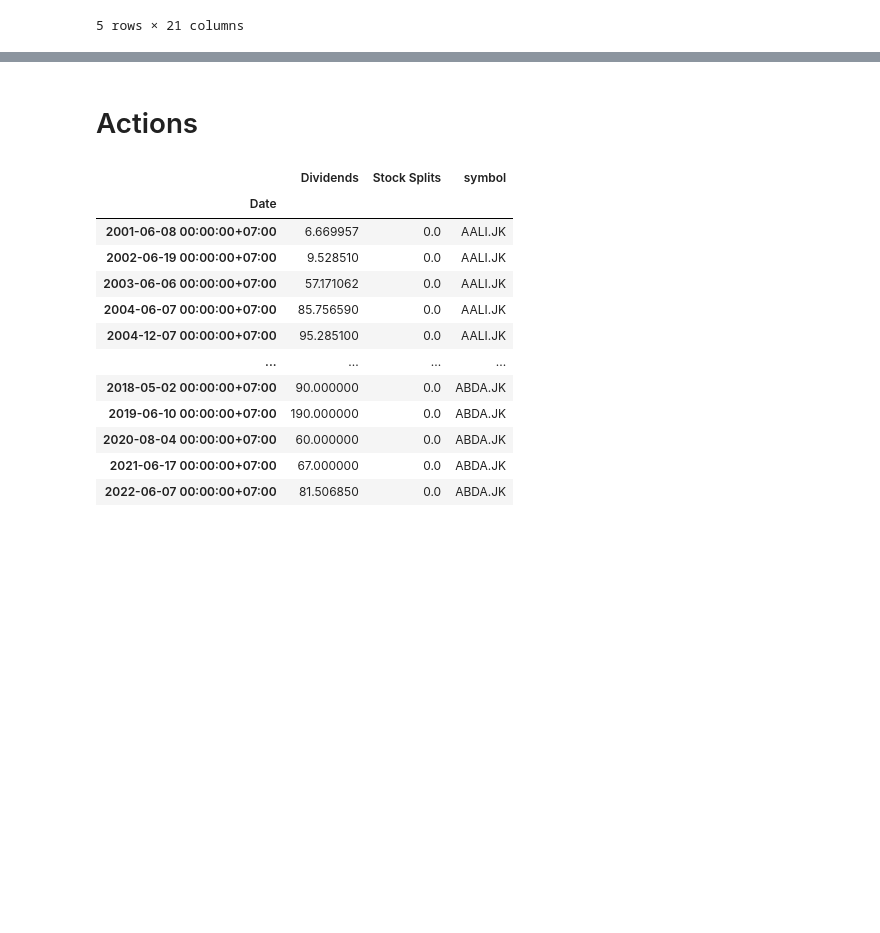
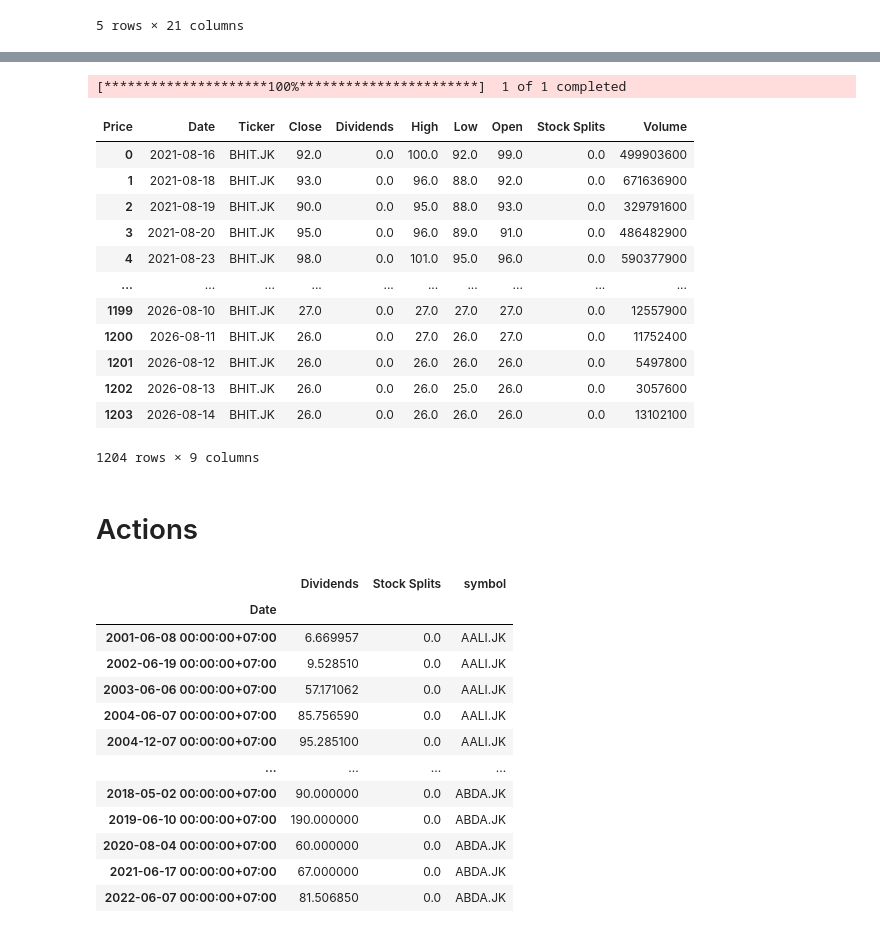
Before and after one commit to Zakihran13/indonesia-stock-pipeline, a Jupyter notebook: stock_market/extract/PoC - yfinance.ipynb, the cells around one changed output, grey strips where cells are left out. Saved outputs shown, nothing was run; the diff lists cells and outputs as text; code cells hidden in the pictures; blank space fills up the shorter version.

```diff
--- a/stock_market/extract/PoC - yfinance.ipynb
+++ b/stock_market/extract/PoC - yfinance.ipynb
@@ -296,6 +296,27 @@ display(df_flat.head(50))
 | 47 | 2025-07-31 | ABDA.JK | 3400.000000 | 0.0 | 3400.000000 | 3400.000000 | 3400.000000 | 0.0 | 0.0 |
 | 48 | 2025-08-01 | AALI.JK | 6424.580566 | 0.0 | 6495.439911 | 6330.101440 | 6471.820129 | 0.0 | 1105000.0 |
 | 49 | 2025-08-01 | ABBA.JK | 36.000000 | 0.0 | 37.000000 | 36.000000 | 37.000000 | 0.0 | 86600.0 |
+# %%
+yfinance = yf.Tickers("BHIT.JK")
+price_data = yfinance.history(period="5y")
+price_data = price_data.stack(level=1).rename_axis(['Date', 'Ticker']).reset_index()
+
+display(price_data)
+# %% [output]
+[*********************100%***********************]  1 of 1 completed
+| Price | Date | Ticker | Close | Dividends | High | Low | Open | Stock Splits | Volume |
+| 0 | 2021-08-16 | BHIT.JK | 92.0 | 0.0 | 100.0 | 92.0 | 99.0 | 0.0 | 499903600 |
+| 1 | 2021-08-18 | BHIT.JK | 93.0 | 0.0 | 96.0 | 88.0 | 92.0 | 0.0 | 671636900 |
+| 2 | 2021-08-19 | BHIT.JK | 90.0 | 0.0 | 95.0 | 88.0 | 93.0 | 0.0 | 329791600 |
+| 3 | 2021-08-20 | BHIT.JK | 95.0 | 0.0 | 96.0 | 89.0 | 91.0 | 0.0 | 486482900 |
+| 4 | 2021-08-23 | BHIT.JK | 98.0 | 0.0 | 101.0 | 95.0 | 96.0 | 0.0 | 590377900 |
+| ... | ... | ... | ... | ... | ... | ... | ... | ... | ... |
+| 1199 | 2026-08-10 | BHIT.JK | 27.0 | 0.0 | 27.0 | 27.0 | 27.0 | 0.0 | 12557900 |
+| 1200 | 2026-08-11 | BHIT.JK | 26.0 | 0.0 | 27.0 | 26.0 | 27.0 | 0.0 | 11752400 |
+| 1201 | 2026-08-12 | BHIT.JK | 26.0 | 0.0 | 26.0 | 26.0 | 26.0 | 0.0 | 5497800 |
+| 1202 | 2026-08-13 | BHIT.JK | 26.0 | 0.0 | 26.0 | 25.0 | 26.0 | 0.0 | 3057600 |
+| 1203 | 2026-08-14 | BHIT.JK | 26.0 | 0.0 | 26.0 | 26.0 | 26.0 | 0.0 | 13102100 |
+1204 rows × 9 columns
 # %% [markdown]
 # Actions
 # %%
```
Also changed, not shown: 20 other files.
